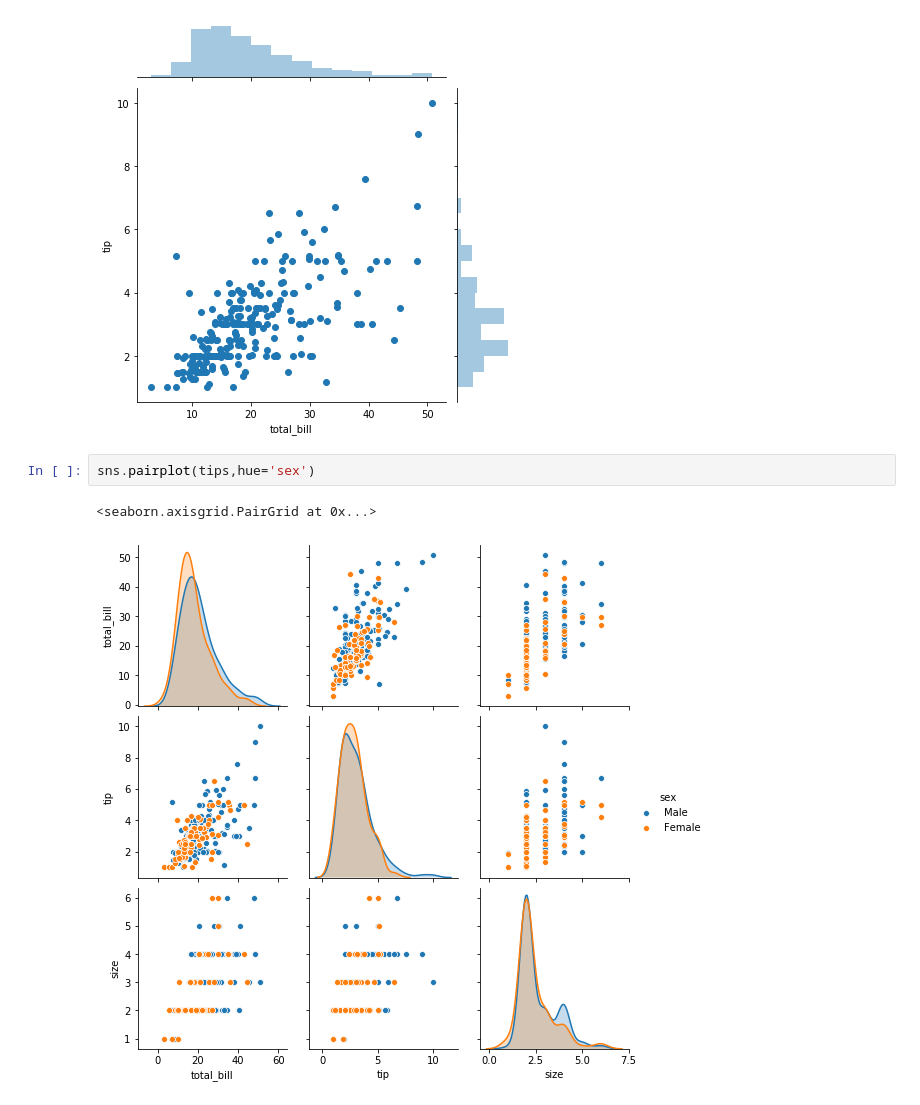
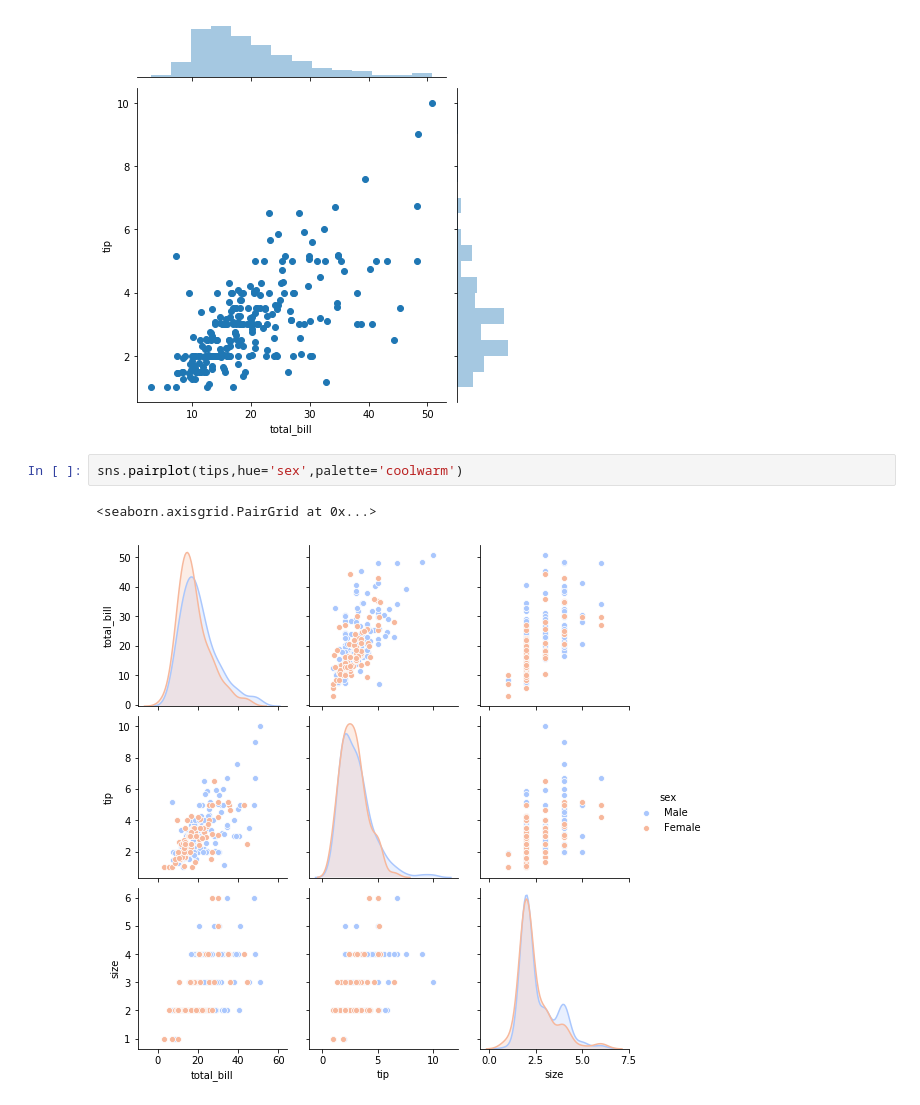
Before and after one commit to iAmNawa/data-science-machine-learning, a Jupyter notebook: Seaborn.ipynb, the cells around one changed output. Cells and saved outputs as stored; diff of their text form.

Commit message:
you can also add a palette

```diff
--- a/Seaborn.ipynb
+++ b/Seaborn.ipynb
@@ -27,7 +27,7 @@ sns.jointplot(x='total_bill',y='tip',data=tips)
 <seaborn.axisgrid.JointGrid at 0x...>
 [figure]
 # %%
-sns.pairplot(tips,hue='sex')
+sns.pairplot(tips,hue='sex',palette='coolwarm')
 # %% [output]
 <seaborn.axisgrid.PairGrid at 0x...>
-[figure, old version]
+[figure, new version]
```
